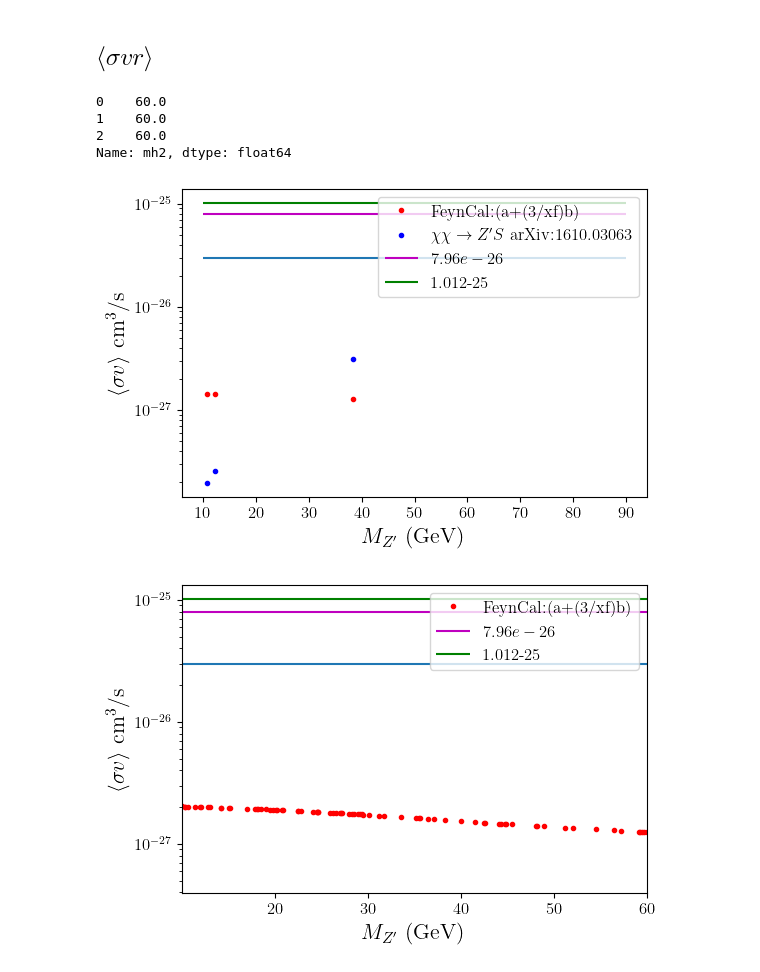
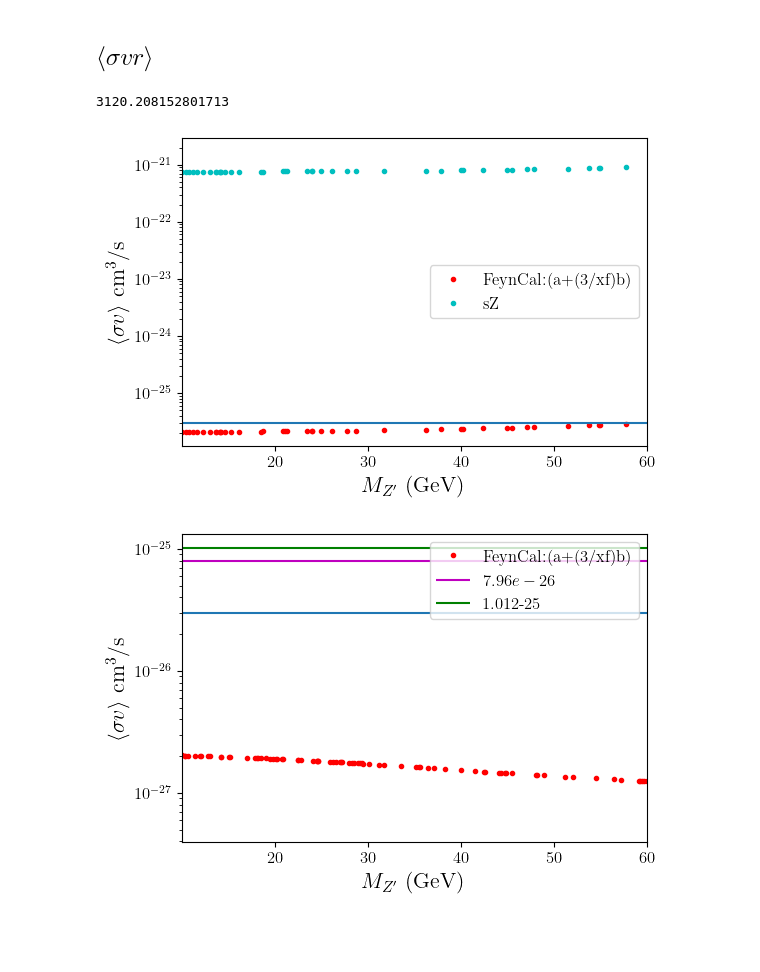
Before and after one commit to davidsuarezr/MDEO, a Jupyter notebook: Benchmark-point-DM-NO-KM-XXZpS.ipynb, the cells around one changed output. Cells and saved outputs as stored; diff of their text form; code cells hidden in the pictures; blank space fills up the shorter version.

Commit message:
relic density XXtoZpZp working

```diff
--- a/Benchmark-point-DM-NO-KM-XXZpS.ipynb
+++ b/Benchmark-point-DM-NO-KM-XXZpS.ipynb
@@ -398,25 +460,28 @@ x= []
 #for i in range(0,2):
 for i in range(0,len(xd)):
 
-    Ms= min(xd.mh2)
-    xf=26 #WARNING
+    Ms= xd.mh2[0]
+    Yx=xd.Yc[0]
+    xf=22 #WARNING
+
     RD_Sec = relic_abundance(a_coefficient_Sec(xd.g1p[i],xd.r[i],xd.mChi[i]), 0, xf, xd.mChi[i])
     RD_Ma  = relic_abundance(a_coefficient_Ma(xd.g1p[i],xd.r[i],xd.mChi[i]), 0, xf, xd.mChi[i])
     RD_Fey = relic_abundance(a_coefficient_Fey(xd.g1p[i],xd.r[i],xd.mChi[i]), 1.*b_coefficient_Fey(xd.g1p[i],xd.r[i],xd.mChi[i],Ms), xf, xd.mChi[i])
     RD_vv  = relic_abundance(a_coefficient_vv(xd.g1p[i],xd.r[i],xd.mChi[i]), b_coefficient_vv(xd.g1p[i],xd.r[i],xd.mChi[i]), xf, xd.mChi[i])
     RD_ZZ  = relic_abundance(a_coefficient_ZZ(xd.g1p[i],xd.MZp[i],xd.mChi[i],1/2,9/2), 0., xf, xd.mChi[i])
-    RD_sZ  = relic_abundance(a_coefficient_sZ(xd.g1p[i],xd.MZp[i],xd.mChi[i],Ms,1/2,9/2,0.243), 0., xf, xd.mChi[i])
+    RD_sZ  = relic_abundance(a_coefficient_sZ(xd.g1p[i],xd.MZp[i],xd.mChi[i],Ms,1/2,9/2,Yx), 0., xf, xd.mChi[i])
 
     a_Fey = a_coefficient_Fey(xd.g1p[i],xd.r[i],xd.mChi[i])
     b_Fey = b_coefficient_Fey(xd.g1p[i],xd.r[i],xd.mChi[i],Ms)
     a_vv = a_coefficient_vv(xd.g1p[i],xd.r[i],xd.mChi[i])
     b_vv = a_coefficient_vv(xd.g1p[i],xd.r[i],xd.mChi[i])
+    a_sZ = a_coefficient_sZ(xd.g1p[i],xd.MZp[i],xd.mChi[i],Ms,1/2,9/2,Yx)
 
-    x.append([RD_Sec, RD_Ma, RD_Fey, RD_vv, RD_ZZ, a_Fey, b_Fey, a_vv, b_vv,RD_sZ])
+    x.append([RD_Sec, RD_Ma, RD_Fey, RD_vv, RD_ZZ,RD_sZ, a_Fey, b_Fey, a_vv, b_vv,a_sZ])
 
 x=np.asarray(x)
 
-rd=pd.DataFrame(x,columns=['RD_Sec','RD_Ma','RD_Fey','RD_vv','RD_ZZ','a_Fey','b_Fey','a_vv','b_vv','RD_sZ'])
+rd=pd.DataFrame(x,columns=['RD_Sec','RD_Ma','RD_Fey','RD_vv','RD_ZZ','RD_sZ','a_Fey','b_Fey','a_vv','b_vv','a_sZ'])
 # %%
 rd[:3]
 # %% [output]
@@ -470,38 +538,32 @@ secinvtoGeV=6.58E-25
 #sv = a_coefficient(g1p, (MZp/m), m)+ b_coefficient(g1p, (MZp/m), m)*v**2
 #print('sv(cm3/sec)=',sv,'sv(GeV-3)=',sv*(cmtoGeV**3/sectoGeV))
 # %%
-xd.mh2
+xd.mh2[0]
 # %% [output]
-0    60.0
-1    60.0
-2    60.0
-Name: mh2, dtype: float64
+3120.208152801713
 # %%
 plt.figure(figsize=(6,4))
 
 #(a+v**2*b)
 plt.semilogy(xd.MZp, (rd.a_Fey+1*(3./25.)*rd.b_Fey)*tocm3sm1,'r.',label='FeynCal:(a+(3/xf)b)')
 
-plt.semilogy(xd.MZp, a_coefficient_sZ(g1p=xd.g1p, MZp=xd.MZp, Mx=xd.mChi, Ms=xd.mh2, QA=1/2, QV=9/2, yx=xd.Yc)*tocm3sm1,\
-             'b.', lw=3,label=r'$\chi\chi\to Z^{\prime}S$ arXiv:1610.03063')
+plt.semilogy(xd.MZp, (rd.a_sZ)*tocm3sm1,'c.',label='sZ')
 
 plt.hlines(3e-26,10,90,)
-plt.hlines(7.967e-26,10,90,'m',label=r'$7.96e-26$')
-plt.hlines(1.018e-25,10,90,'g',label=r'1.012-25')
 
 plt.xlabel(r'$M_{Z^{\prime}}$ (GeV)',size=16)
 plt.ylabel(r'$\langle \sigma v\rangle$ cm$^3$/s',size=16)
 #plt.title('$M_1=86, M2=500,750, Yc=0.243, v=500, h_2=200$')
 plt.legend()
 #plt.grid()
 
 #plt.ylim(0.11,0.2)
-#plt.xlim(xd.MZp.min(), 60)
+plt.xlim(xd.MZp.min(), 60)
 
 #plt.savefig('plots/benchmark4.pdf')
 plt.show()
 # %% [output]
-[figure, old version]
+[figure, new version]
 # %%
 # %% [output]
 [figure]
```
Also changed, not shown: parts of 16 cells of this notebook, 4 other files.
